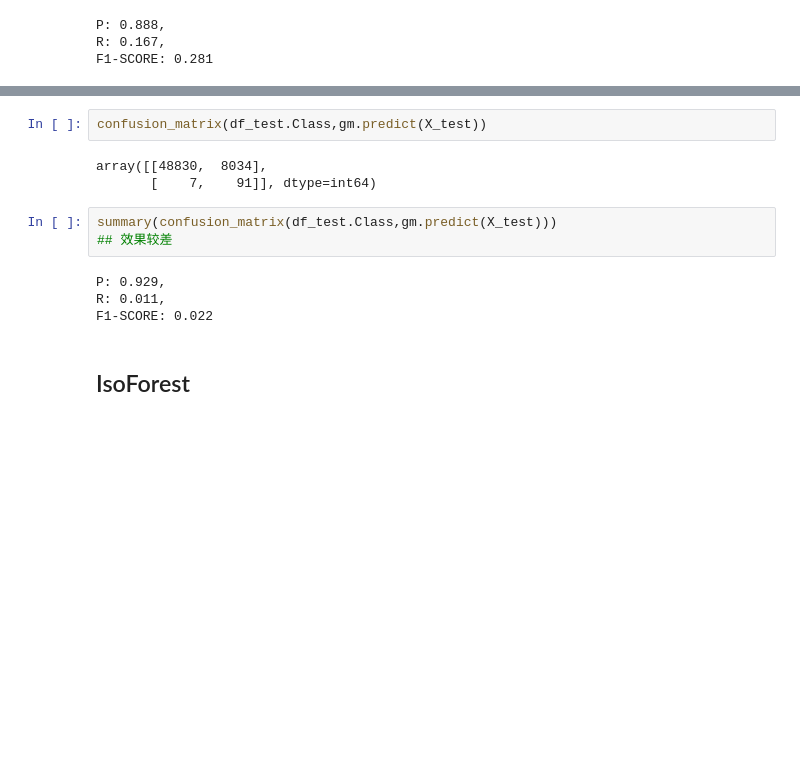
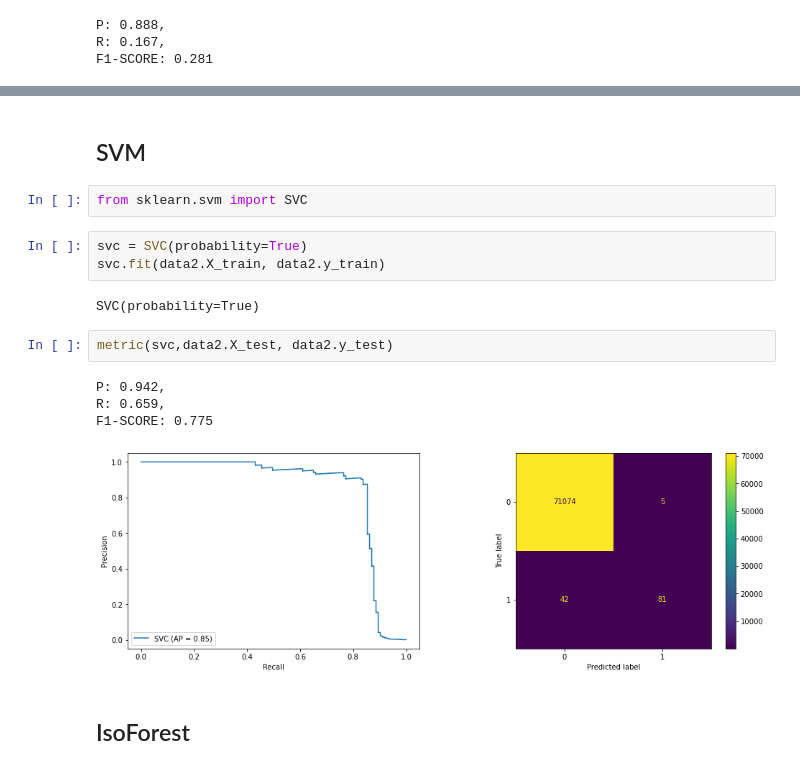
Before and after one commit to 123385918/Python-Science-Handbook, a Jupyter notebook: credit card fraud detection.ipynb, the cells around one changed output, grey strips where cells are left out. Cells and saved outputs as stored; diff of their text form; blank space fills up the shorter version.

```diff
--- a/credit card fraud detection.ipynb
+++ b/credit card fraud detection.ipynb
@@ -481,15 +432,19 @@ GaussianMixture(n_components=2)
-# %%
-confusion_matrix(df_test.Class,gm.predict(X_test))
-# %% [output]
-array([[48830,  8034],
-       [    7,    91]], dtype=int64)
-# %%
-summary(confusion_matrix(df_test.Class,gm.predict(X_test)))
-## 效果较差
-# %% [output]
-P: 0.929,
-R: 0.011,
-F1-SCORE: 0.022
+# %% [markdown]
+## SVM
+# %%
+from sklearn.svm import SVC
+# %%
+svc = SVC(probability=True)
+svc.fit(data2.X_train, data2.y_train)
+# %% [output]
+SVC(probability=True)
+# %%
+metric(svc,data2.X_test, data2.y_test)
+# %% [output]
+P: 0.942,
+R: 0.659,
+F1-SCORE: 0.775
+[figure, added]
 # %% [markdown]
 ## IsoForest
 # %%
```
Also changed, not shown: parts of 58 cells of this notebook.
